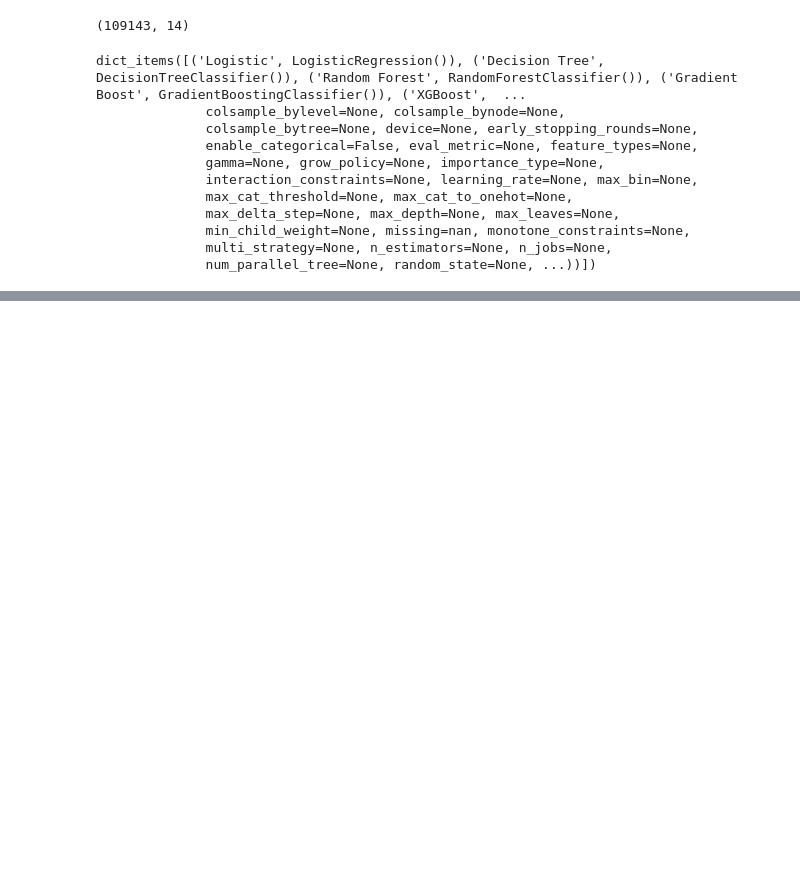
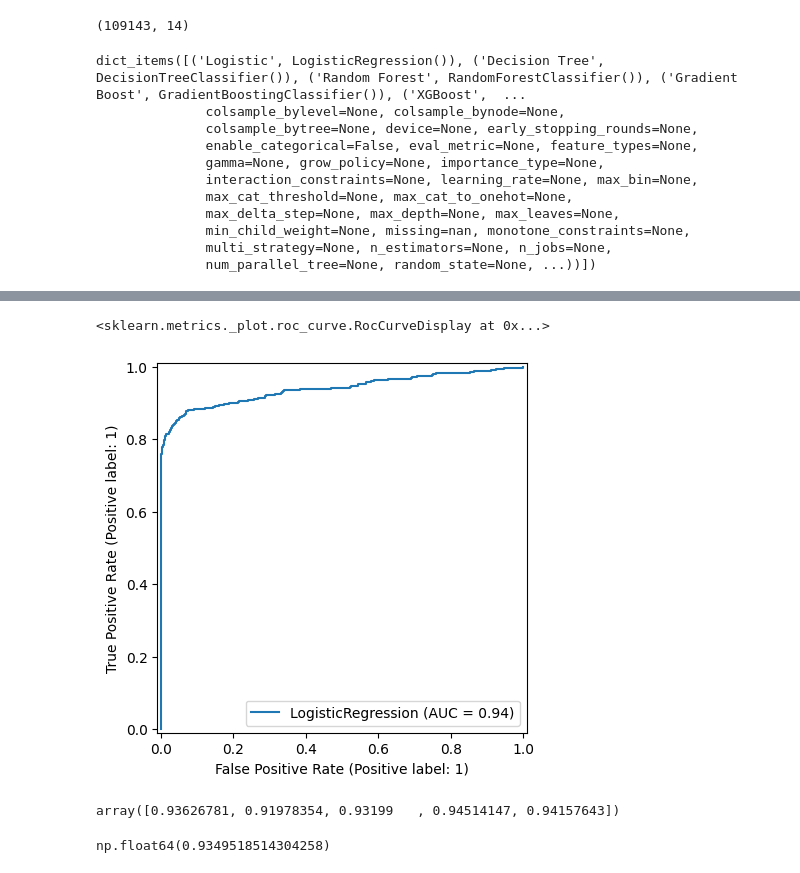
Before and after one commit to AtharvPandit07/Machine-Learning, a Jupyter notebook: Machine Failure Project/MacFailure.ipynb, the cells around one changed output, grey strips where cells are left out. Drawn from its saved outputs; the diff is of its cells as text; code cells hidden in the pictures; blank space fills up the shorter version.

```diff
--- a/Machine Failure Project/MacFailure.ipynb
+++ b/Machine Failure Project/MacFailure.ipynb
@@ -296,0 +374,14 @@ ValueError: feature_names must be string, and may not contain [, ] or <
+# %%
+RocCurveDisplay.from_estimator(best_model, xtest, ytest)
+# %% [output]
+<sklearn.metrics._plot.roc_curve.RocCurveDisplay at 0x...>
+[figure, added]
+# %%
+roc_scores = cross_val_score(best_model, xtrain, ytrain, cv=5, scoring="roc_auc")
+roc_scores
+# %% [output]
+array([0.93626781, 0.91978354, 0.93199   , 0.94514147, 0.94157643])
+# %%
+roc_scores.mean()
+# %% [output]
+np.float64(0.9349518514304258)
```
Also changed, not shown: parts of 27 cells of this notebook, 1 other file.
